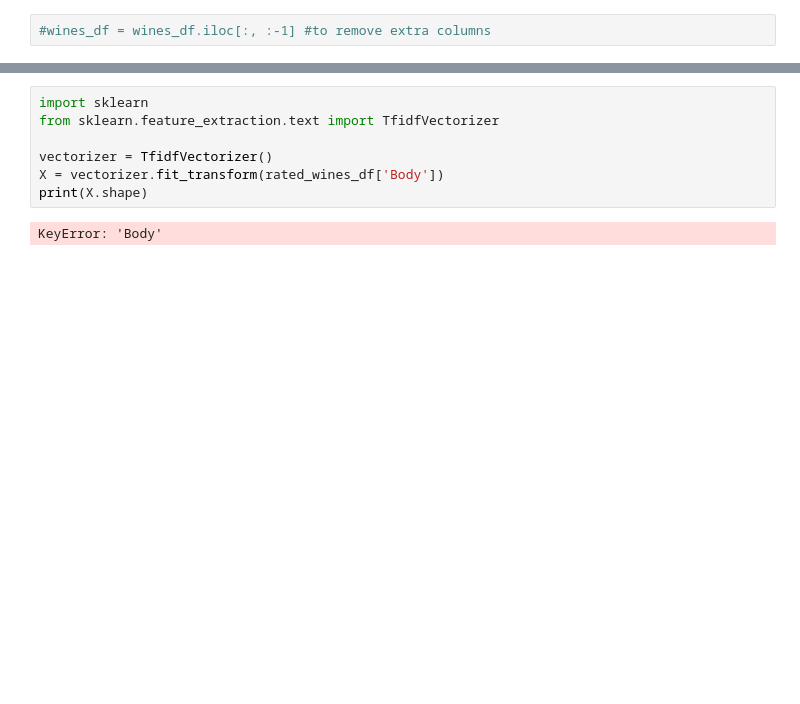
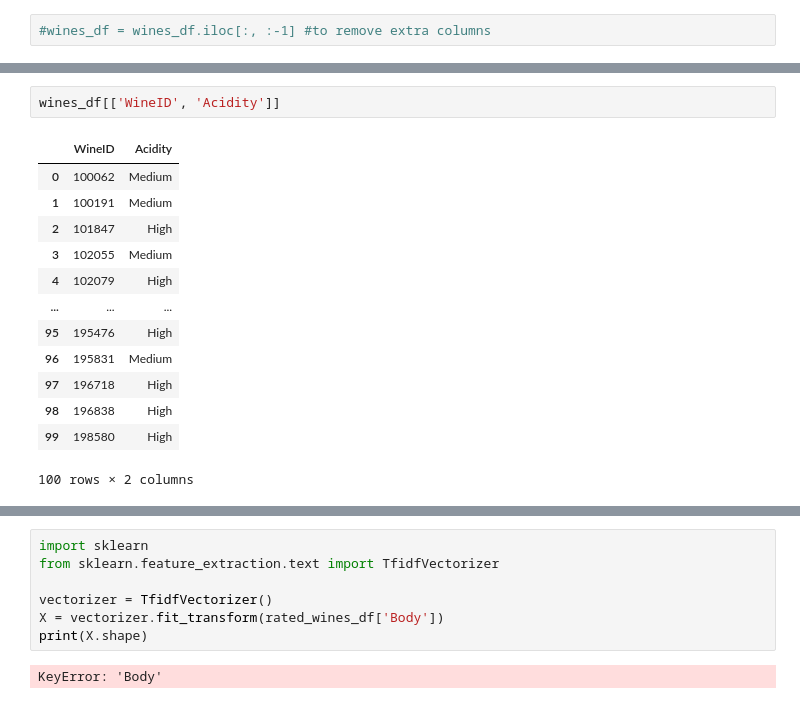
Before and after one commit to irrrrrrrrr/MAISE_RecSys_Group8_Ass, a Jupyter notebook: messingWithDataset.ipynb, the cells around one changed output, grey strips where cells are left out. Drawn from its saved outputs; the diff is of its cells as text; blank space fills up the shorter version.

```diff
--- a/messingWithDataset.ipynb
+++ b/messingWithDataset.ipynb
@@ -341,0 +348,16 @@ Rated wines: 4
+# %%
+wines_df[['WineID', 'Acidity']]
+# %% [output]
+|  | WineID | Acidity |
+| 0 | 100062 | Medium |
+| 1 | 100191 | Medium |
+| 2 | 101847 | High |
+| 3 | 102055 | Medium |
+| 4 | 102079 | High |
+| ... | ... | ... |
+| 95 | 195476 | High |
+| 96 | 195831 | Medium |
+| 97 | 196718 | High |
+| 98 | 196838 | High |
+| 99 | 198580 | High |
+100 rows × 2 columns
```
Also changed, not shown: parts of 11 cells of this notebook, 8 other files.
